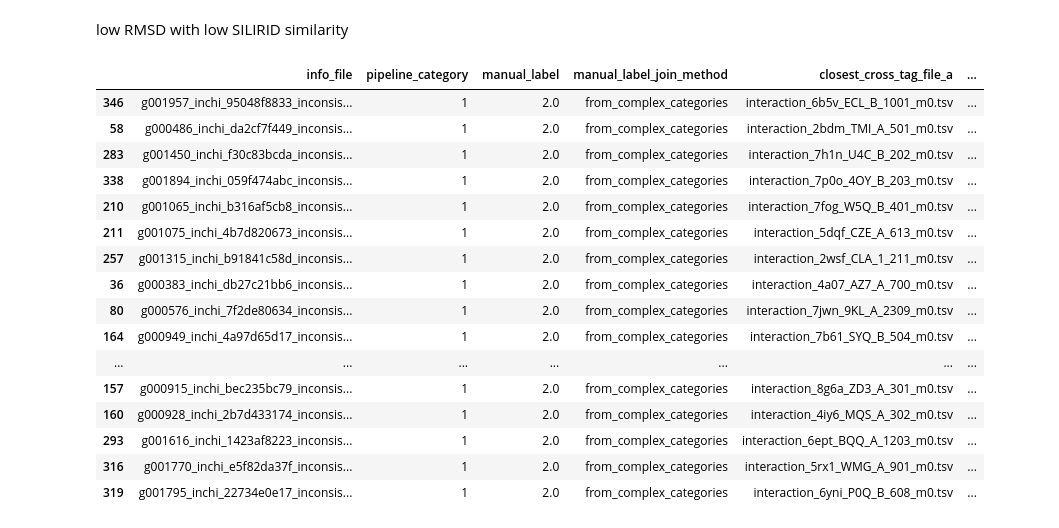
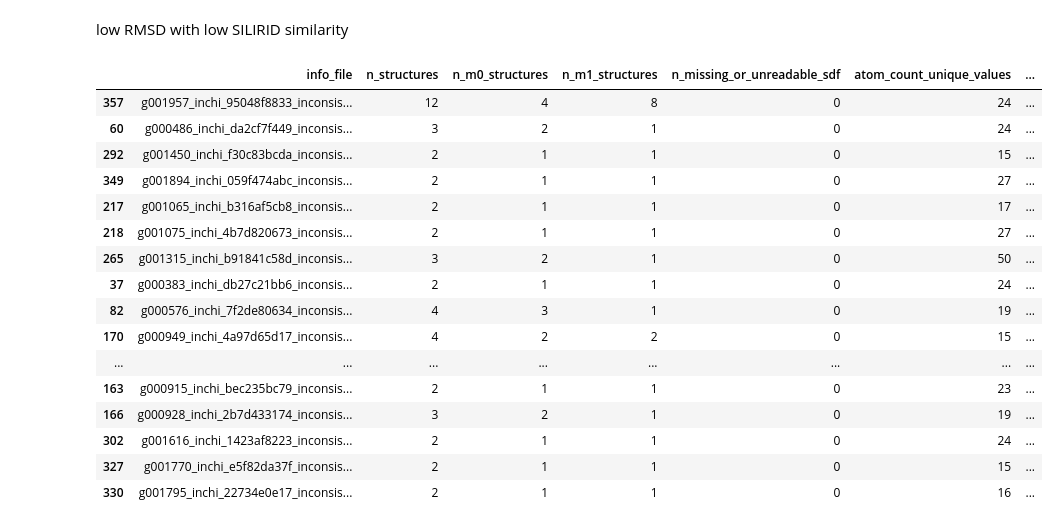
Before and after one commit to comp3d-vienna/Enantiomer_categorization_pipeline, a Jupyter notebook: Notebooks/chemical_space_visualization.ipynb, the cells around one changed output. Cells and saved outputs as stored; diff of their text form; code cells hidden in the pictures.

```diff
--- a/Notebooks/chemical_space_visualization.ipynb
+++ b/Notebooks/chemical_space_visualization.ipynb
@@ -380,7 +361,7 @@ def stringify_entries(cell):
 # %% [markdown]
 load annotated protein family information
 # %%
-df_fam_sim_annotated = pd.read_csv('../Data/Annotated_protein_family_info.csv')
+df_fam_sim_annotated = pd.read_csv('../Data/Notebooks_reproduce_data/Annotated_protein_family_info.csv')
 display(df_fam_sim_annotated.head(3))
 print(df_fam_sim_annotated['protein_family_sim_str'].value_counts())
 # %% [output]
@@ -414,7 +395,7 @@ plot_distribution(
 # %% [markdown]
 Distribution of the protein family in four curated categories
 # %%
-manual_check_folder = '../Data/Manual_curation'
+manual_check_folder = '../Data/Notebooks_reproduce_data/Manual_curation'
 all_records = []
 uniprot_to_family = df_fam_sim_annotated.set_index('uniprot_id')['protein_family_sim_str'].to_dict()
 
@@ -533,7 +514,7 @@ else:
 # %% [markdown]
 # Distribution of three complementary features in the dataset
 # %%
-feature_table = pd.read_csv("../Data/Categorization/feature_table.csv")
+feature_table = pd.read_csv("../Data/Notebooks_reproduce_data/feature_table.csv")
 print(feature_table.columns)
 display(feature_table.head(3))
 # %% [output]
@@ -552 +534,14 @@ Index(['info_file', 'pipeline_category', 'manual_label',
+# %%
+def extract_group_key(info_file):
+    parts = str(info_file).split('_')
+    if len(parts) >= 3:
+        return f"{{'{parts[0]}_{parts[2]}'}}"
+    return None
+
+# Create a mapping from plot_df group to manual_label (as string key)
+group_to_manual = plot_df.set_index('group')['manual_label'].to_dict()
+
+feature_table['manual_label'] = feature_table['info_file'].apply(
+    lambda x: group_to_manual.get(extract_group_key(x), None)
+)
 # %%
@@ -1233,23 +1226,23 @@ for category in sorted(unique_labels):
 # %% [markdown]
 low RMSD with low SILIRID similarity
 # %%
-feature_table_updated[feature_table_updated['manual_label'] == 2].sort_values(by='closest_cross_tag_similarity', ascending=False).head(30)
+feature_table[feature_table['manual_label'] == '2'].sort_values(by='closest_cross_tag_similarity', ascending=False).head(30)
 # %% [output]
-|  | info_file | pipeline_category | manual_label | manual_label_join_method | closest_cross_tag_file_a | ... |
-| 346 | g001957_inchi_95048f8833_inconsis... | 1 | 2.0 | from_complex_categories | interaction_6b5v_ECL_B_1001_m0.tsv | ... |
-| 58 | g000486_inchi_da2cf7f449_inconsis... | 1 | 2.0 | from_complex_categories | interaction_2bdm_TMI_A_501_m0.tsv | ... |
-| 283 | g001450_inchi_f30c83bcda_inconsis... | 1 | 2.0 | from_complex_categories | interaction_7h1n_U4C_B_202_m0.tsv | ... |
-| 338 | g001894_inchi_059f474abc_inconsis... | 1 | 2.0 | from_complex_categories | interaction_7p0o_4OY_B_203_m0.tsv | ... |
-| 210 | g001065_inchi_b316af5cb8_inconsis... | 1 | 2.0 | from_complex_categories | interaction_7fog_W5Q_B_401_m0.tsv | ... |
-| 211 | g001075_inchi_4b7d820673_inconsis... | 1 | 2.0 | from_complex_categories | interaction_5dqf_CZE_A_613_m0.tsv | ... |
-| 257 | g001315_inchi_b91841c58d_inconsis... | 1 | 2.0 | from_complex_categories | interaction_2wsf_CLA_1_211_m0.tsv | ... |
-| 36 | g000383_inchi_db27c21bb6_inconsis... | 1 | 2.0 | from_complex_categories | interaction_4a07_AZ7_A_700_m0.tsv | ... |
-| 80 | g000576_inchi_7f2de80634_inconsis... | 1 | 2.0 | from_complex_categories | interaction_7jwn_9KL_A_2309_m0.tsv | ... |
-| 164 | g000949_inchi_4a97d65d17_inconsis... | 1 | 2.0 | from_complex_categories | interaction_7b61_SYQ_B_504_m0.tsv | ... |
-| ... | ... | ... | ... | ... | ... | ... |
-| 157 | g000915_inchi_bec235bc79_inconsis... | 1 | 2.0 | from_complex_categories | interaction_8g6a_ZD3_A_301_m0.tsv | ... |
-| 160 | g000928_inchi_2b7d433174_inconsis... | 1 | 2.0 | from_complex_categories | interaction_4iy6_MQS_A_302_m0.tsv | ... |
-| 293 | g001616_inchi_1423af8223_inconsis... | 1 | 2.0 | from_complex_categories | interaction_6ept_BQQ_A_1203_m0.tsv | ... |
-| 316 | g001770_inchi_e5f82da37f_inconsis... | 1 | 2.0 | from_complex_categories | interaction_5rx1_WMG_A_901_m0.tsv | ... |
-| 319 | g001795_inchi_22734e0e17_inconsis... | 1 | 2.0 | from_complex_categories | interaction_6yni_P0Q_B_608_m0.tsv | ... |
+|  | info_file | n_structures | n_m0_structures | n_m1_structures | n_missing_or_unreadable_sdf | atom_count_unique_values | ... |
+| 357 | g001957_inchi_95048f8833_inconsis... | 12 | 4 | 8 | 0 | 24 | ... |
+| 60 | g000486_inchi_da2cf7f449_inconsis... | 3 | 2 | 1 | 0 | 24 | ... |
+| 292 | g001450_inchi_f30c83bcda_inconsis... | 2 | 1 | 1 | 0 | 15 | ... |
+| 349 | g001894_inchi_059f474abc_inconsis... | 2 | 1 | 1 | 0 | 27 | ... |
+| 217 | g001065_inchi_b316af5cb8_inconsis... | 2 | 1 | 1 | 0 | 17 | ... |
+| 218 | g001075_inchi_4b7d820673_inconsis... | 2 | 1 | 1 | 0 | 27 | ... |
+| 265 | g001315_inchi_b91841c58d_inconsis... | 3 | 2 | 1 | 0 | 50 | ... |
+| 37 | g000383_inchi_db27c21bb6_inconsis... | 2 | 1 | 1 | 0 | 24 | ... |
+| 82 | g000576_inchi_7f2de80634_inconsis... | 4 | 3 | 1 | 0 | 19 | ... |
+| 170 | g000949_inchi_4a97d65d17_inconsis... | 4 | 2 | 2 | 0 | 15 | ... |
+| ... | ... | ... | ... | ... | ... | ... | ... |
+| 163 | g000915_inchi_bec235bc79_inconsis... | 2 | 1 | 1 | 0 | 23 | ... |
+| 166 | g000928_inchi_2b7d433174_inconsis... | 3 | 2 | 1 | 0 | 19 | ... |
+| 302 | g001616_inchi_1423af8223_inconsis... | 2 | 1 | 1 | 0 | 24 | ... |
+| 327 | g001770_inchi_e5f82da37f_inconsis... | 2 | 1 | 1 | 0 | 15 | ... |
+| 330 | g001795_inchi_22734e0e17_inconsis... | 2 | 1 | 1 | 0 | 16 | ... |
 # %%
```
Also changed, not shown: parts of 16 cells of this notebook, 19 other files.
